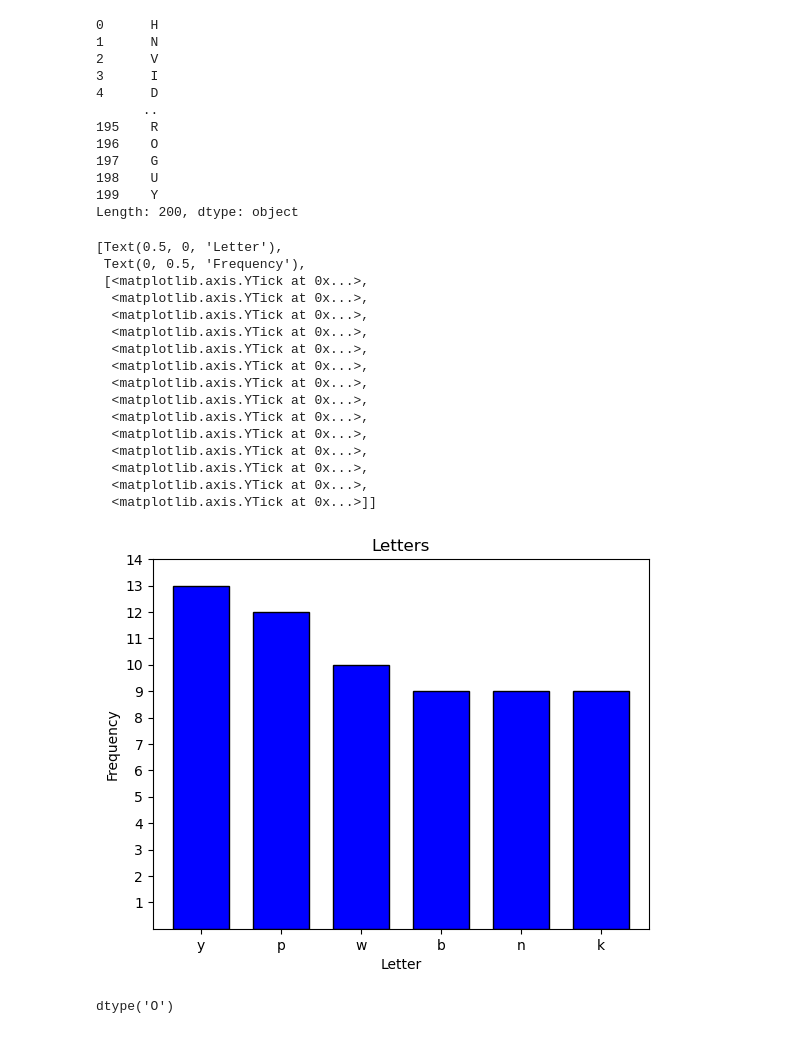
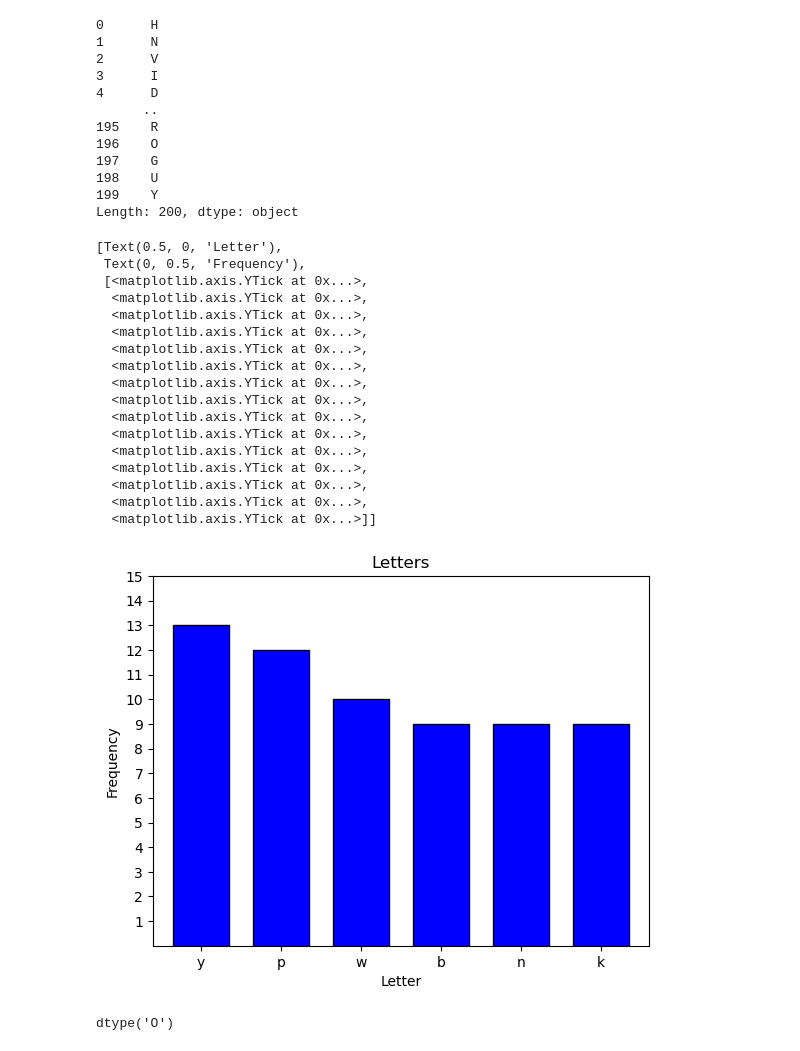
Before and after one commit to akonstans/data_science_libraries, a Jupyter notebook: pandas_series.ipynb, the cells around one changed output. Drawn from its saved outputs; the diff is of its cells as text; code cells hidden in the pictures.

```diff
--- a/pandas_series.ipynb
+++ b/pandas_series.ipynb
@@ -254,28 +264,29 @@ Length: 200, dtype: object
 # %%
 letters.value_counts().head(6).plot.bar(title = 'Letters',
                                rot = 0,
                                color = 'blue',
                                ec = 'black',
                                width = .7).set(
-xlabel = 'Letter', ylabel = 'Frequency', yticks = (range(1, 15, 1)))
+xlabel = 'Letter', ylabel = 'Frequency', yticks = (range(1, 16, 1)))
 # %% [output]
 [Text(0.5, 0, 'Letter'),
  Text(0, 0.5, 'Frequency'),
  [<matplotlib.axis.YTick at 0x...>,
   <matplotlib.axis.YTick at 0x...>,
   <matplotlib.axis.YTick at 0x...>,
   <matplotlib.axis.YTick at 0x...>,
   <matplotlib.axis.YTick at 0x...>,
   <matplotlib.axis.YTick at 0x...>,
   <matplotlib.axis.YTick at 0x...>,
   <matplotlib.axis.YTick at 0x...>,
   <matplotlib.axis.YTick at 0x...>,
   <matplotlib.axis.YTick at 0x...>,
   <matplotlib.axis.YTick at 0x...>,
   <matplotlib.axis.YTick at 0x...>,
   <matplotlib.axis.YTick at 0x...>,
+  <matplotlib.axis.YTick at 0x...>,
   <matplotlib.axis.YTick at 0x...>]]
-[figure, old version]
+[figure, new version]
 # %%
 num_list = ['$796,459.41', '$278.60', '$482,571.67', '$4,503,915.98', '$2,121,418.3', '$1,260,813.3', '$87,231.01', '$1,509,175.45', '$4,138,548.00', '$2,848,913.80', '$594,715.39', '$4,789,988.17', '$4,513,644.5', '$3,191,059.97', '$1,758,712.24', '$4,338,283.54', '$4,738,303.38', '$2,791,759.67', '$769,681.94', '$452,650.23']
 # %%
```
Also changed, not shown: parts of 17 cells of this notebook.
